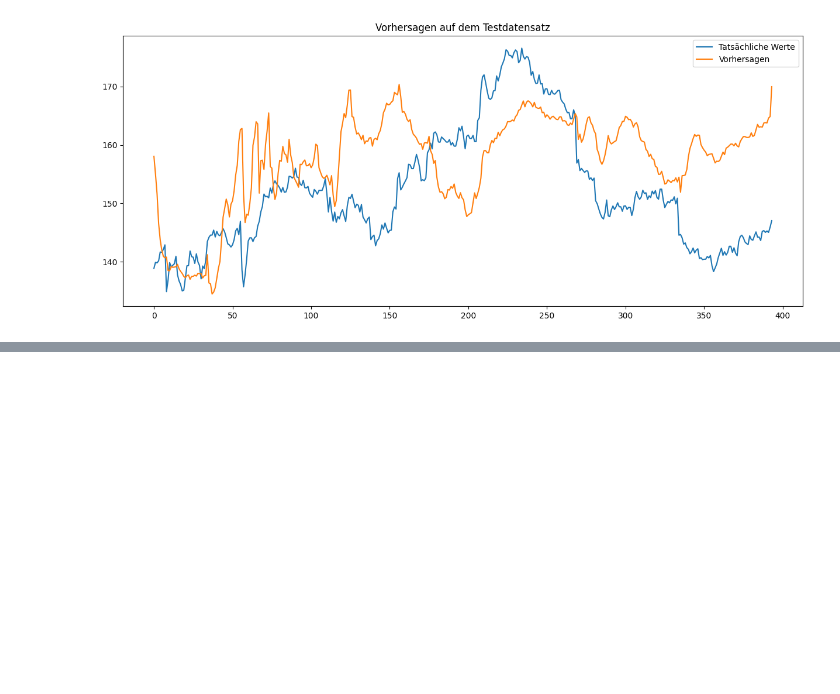
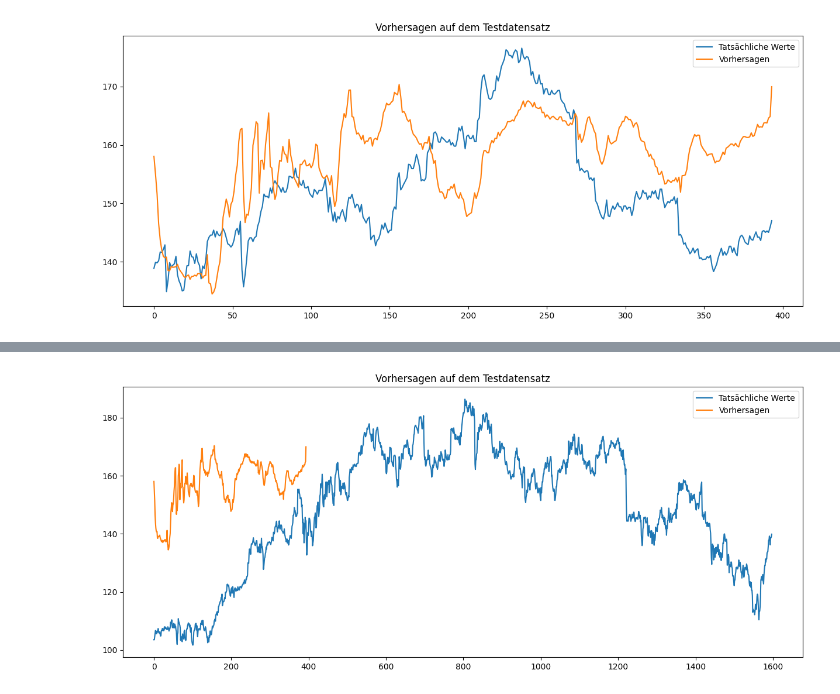
Before and after one commit to derSchaukler/DeepLearning25, a Jupyter notebook: week_6/Assignemnt_stock-price.ipynb, the cells around one changed output, grey strips where cells are left out. Saved outputs shown, nothing was run; the diff lists cells and outputs as text; code cells hidden in the pictures; blank space fills up the shorter version.

```diff
--- a/week_6/Assignemnt_stock-price.ipynb
+++ b/week_6/Assignemnt_stock-price.ipynb
@@ -319,7 +275,7 @@ def load_data(stock, look_back):
 
     return [x_train, y_train, x_test, y_test]
 
-look_back = 90 # choose sequence length
+look_back = 30 # choose sequence length
 x_train, y_train, x_test, y_test = load_data(df_ibm, look_back)
 print('x_train.shape = ',x_train.shape)
 print('y_train.shape = ',y_train.shape)
@@ -382,31 +338,24 @@ Epoch: 1900, loss: 0.12752
 # %%
 lstm2.eval()
-predictions = []
+predictions2 = []
 
-# Iteriere über alle Reihen im Testdatensatz
-for i in range(x_test.shape[0]):
-    # Extrahiere die i-te Reihe aus dem Testdatensatz
-    input_sequence = x_test[i, :, :].unsqueeze(0)  # Füge eine Batch-Dimension hinzu
 
-    # Erstelle eine Vorhersage für die i-te Reihe
-    prediction = lstm2(input_sequence)
+for i in range(x_train2.shape[0]):
+    input_sequence2 = x_train2[i, :, :].unsqueeze(0)  # Füge eine Batch-Dimension hinzu
+    prediction2 = lstm2(input_sequence2)
+    predictions2.append(prediction2.detach().numpy())  # Lösche den Gradienten und wandle in NumPy-Array um
 
-    # Füge die Vorhersage zur Liste der Vorhersagen hinzu
-    predictions.append(prediction.detach().numpy())  # Lösche den Gradienten und wandle in NumPy-Array um
+predictions2 = np.array(predictions2).squeeze(1)  # Entferne die Batch-Dimension
 
-# Wandle die Liste der Vorhersagen in ein NumPy-Array um
-predictions = np.array(predictions).squeeze(1)  # Entferne die Batch-Dimension
+predictions2 = scaler.inverse_transform(predictions2)
 
-# Inverse Transformation für die Vorhersagen
-predictions = scaler.inverse_transform(predictions)
+actual_values2 = scaler.inverse_transform(y_train2.data.numpy())
 
-# Inverse Transformation für die tatsächlichen Werte
-actual_values = scaler.inverse_transform(y_test.data.numpy())
-
-# Erstelle ein Diagramm mit allen Vorhersagen und tatsächlichen Werten
 plt.figure(figsize=(15, 6))
-plt.plot(actual_values, label="Tatsächliche Werte")
+plt.plot(actual_values2, label="Tatsächliche Werte")
 plt.plot(predictions, label="Vorhersagen")
 plt.title("Vorhersagen auf dem Testdatensatz")
 plt.legend()
 plt.show()
+# %% [output]
+[figure, added]
```
Also changed, not shown: parts of 5 cells of this notebook.
